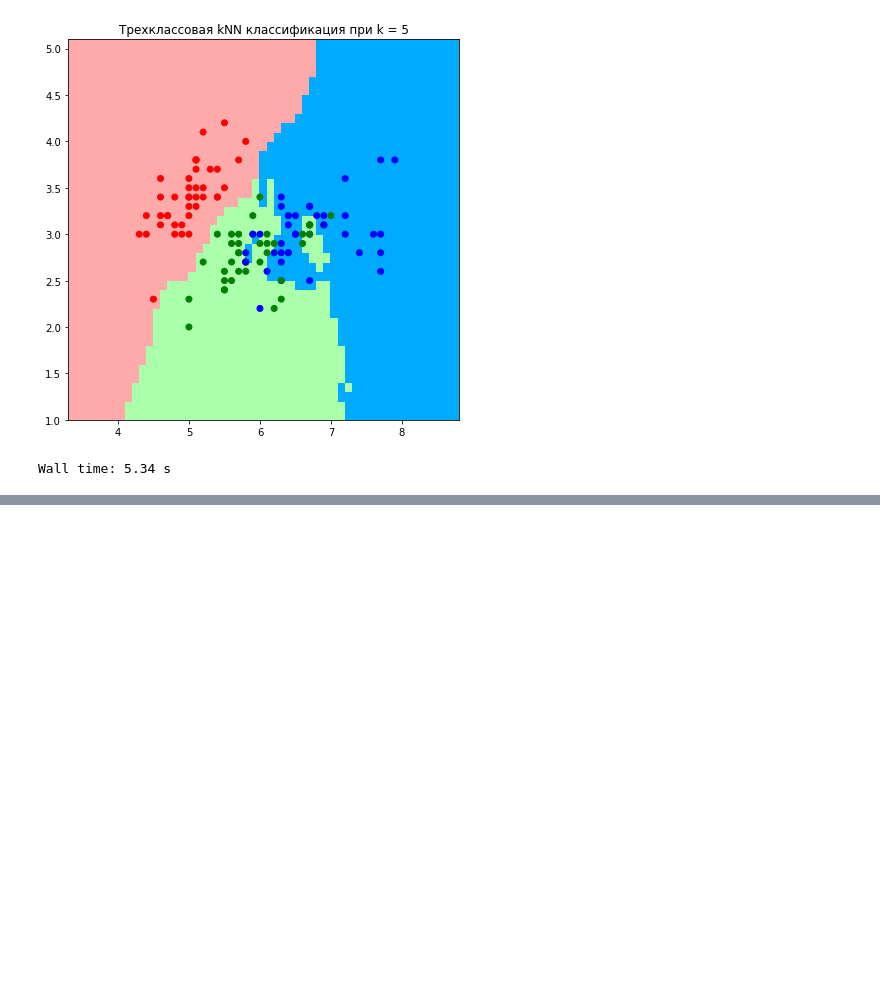
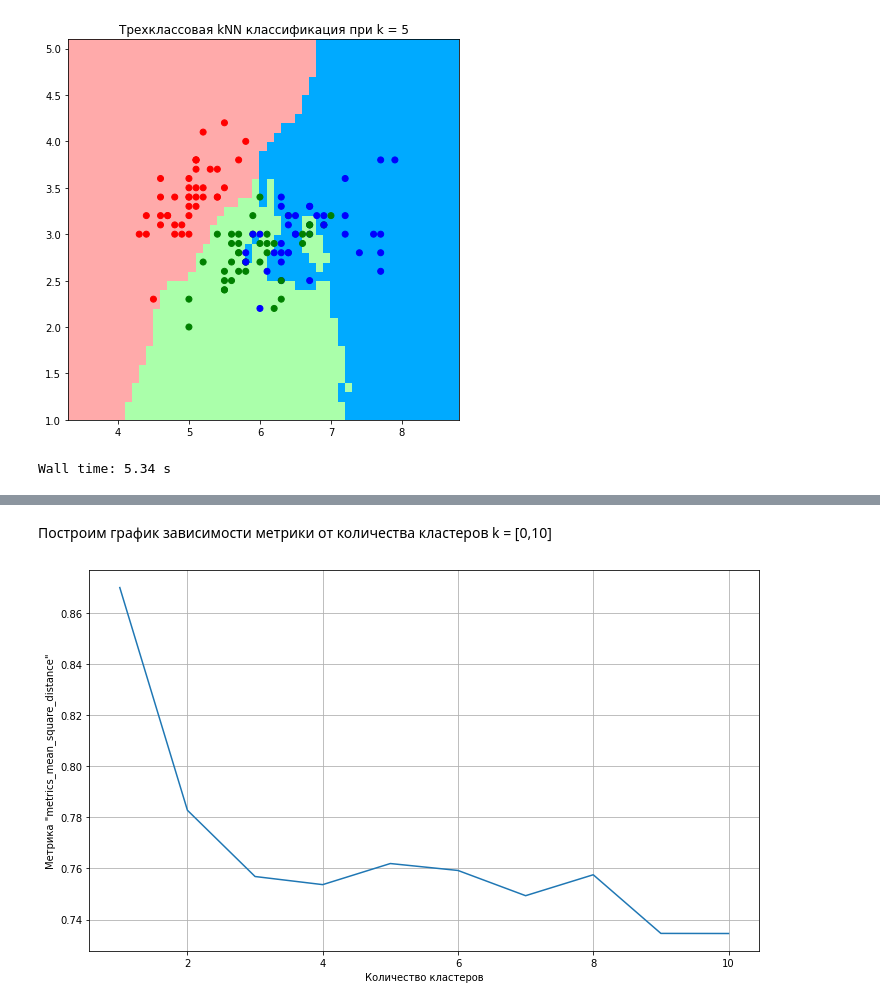
Before and after one commit to denicCH/Data-analysis-algorithms, a Jupyter notebook: Lesson_7 - ДЗ.ipynb, the cells around one changed output, grey strips where cells are left out. Drawn from its saved outputs; the diff is of its cells as text; code cells hidden in the pictures; blank space fills up the shorter version.

```diff
--- a/Lesson_7 - ДЗ.ipynb
+++ b/Lesson_7 - ДЗ.ipynb
@@ -122,0 +125,5 @@ Wall time: 5.34 s
+# %%
+from sklearn.datasets import make_blobs, make_moons
+
+X, y = make_blobs(n_samples=100, random_state=1)
+# X, y = make_moons(n_samples=200, noise=0.05, random_state=1)
@@ -122,0 +132,4 @@ Wall time: 5.34 s
+# %%
+def metrics_mean_square_distance(centroids, clusters):
+    count = len(clusters)
+    return sum(1/len(clusters[i])*sum(e_metrics(centroids[i], x)**2 for x in clusters[i]) for i in range(0,count))
@@ -122,0 +173,12 @@ Wall time: 5.34 s
+# %%
+%%time
+# определим максимальное количество итераций
+max_iterations = 1000
+
+# и минимальное расстояние между центроидами до пересчета и после него, при котором нужно остановить алгоритм
+min_distance = 1e-4
+clustering_quality = {}
+clusters = range(1,11)
+for item_cluster in clusters:
+    centroids, clusters = kmeans(X, item_cluster, max_iterations, min_distance)
+    clustering_quality[item_cluster] = metrics_mean_square_distance(centroids, clusters)
@@ -122,0 +187,12 @@ Wall time: 5.34 s
+# %% [markdown]
+Построим график зависимости метрики от количества кластеров k = [0,10]
+# %%
+x = list(clustering_quality.keys())
+y = list(clustering_quality.values())
+plt.figure(figsize=(12, 7))
+plt.xlabel('Количество кластеров')
+plt.ylabel('Метрика "metrics_mean_square_distance"')
+plt.grid()
+plt.plot(x, y);
+# %% [output]
+[figure, added]
```
Also changed, not shown: parts of 5 cells of this notebook.
